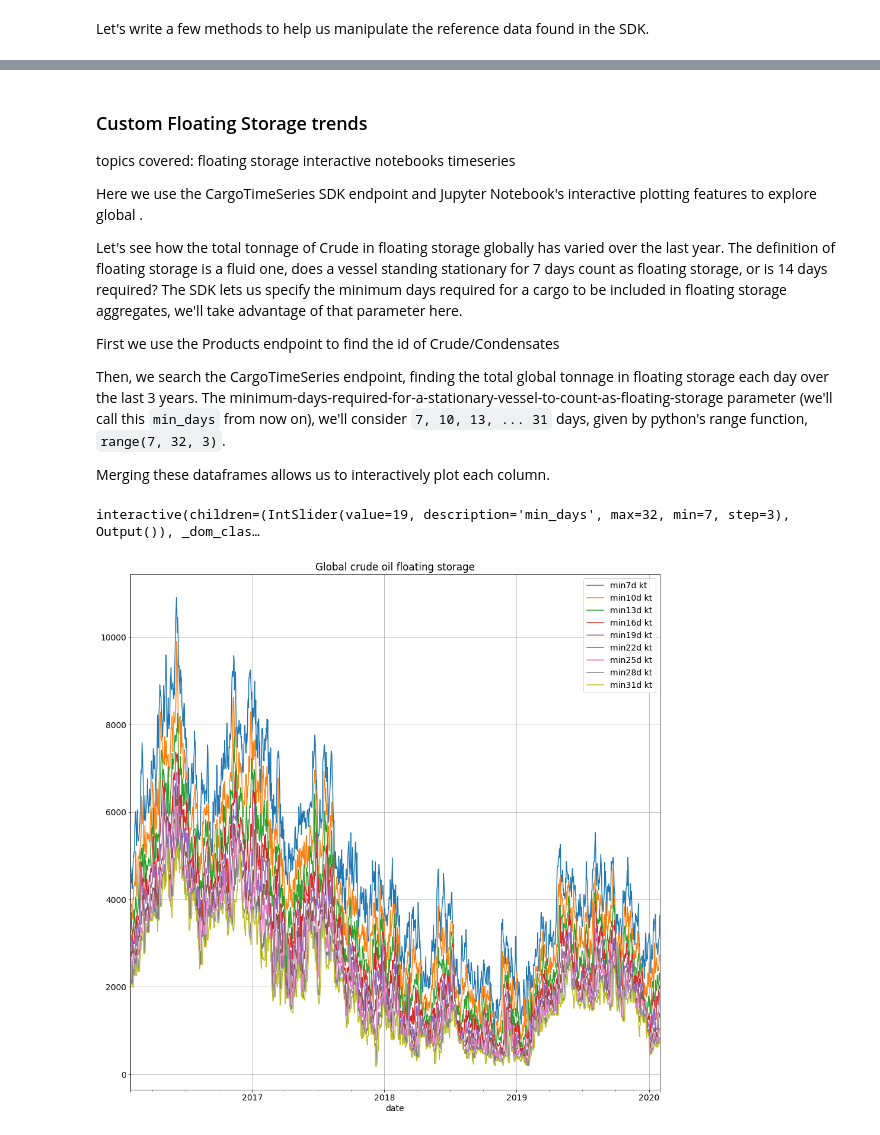
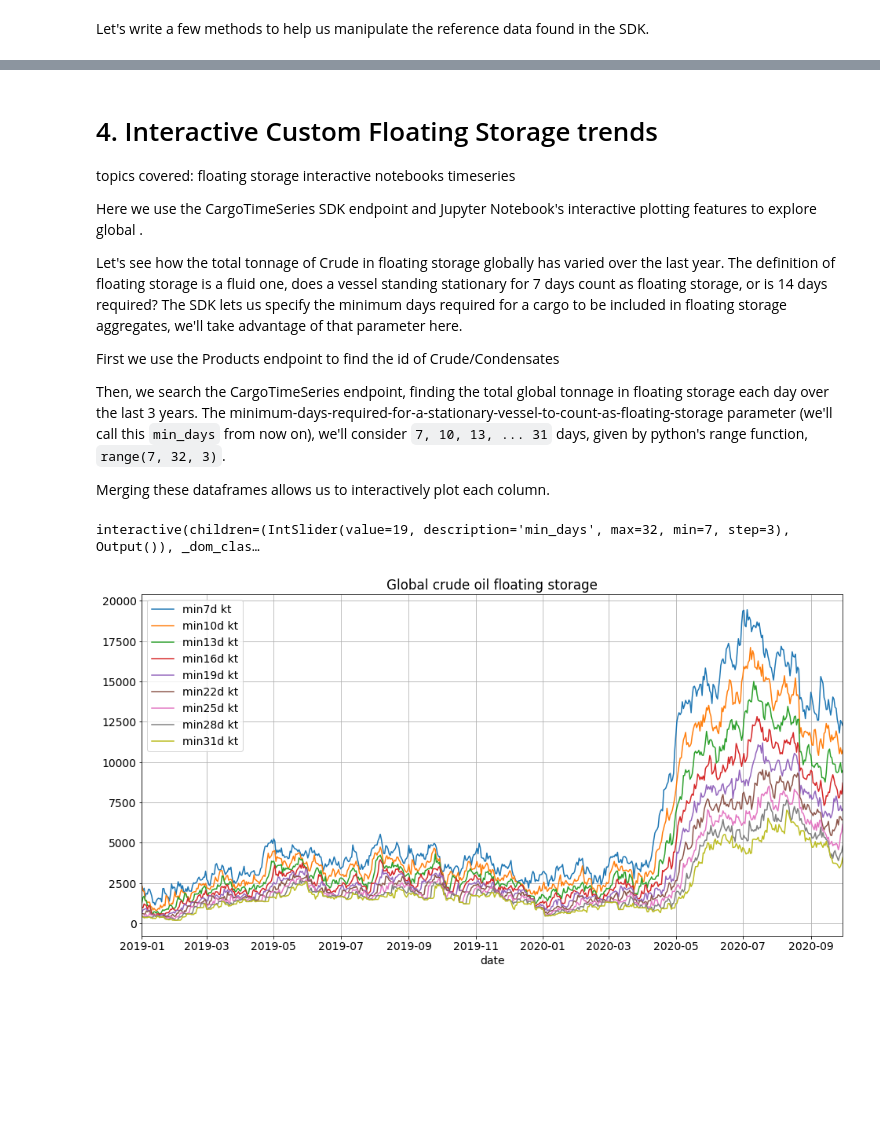
Before and after one commit to VorTECHsa/python-sdk, a Jupyter notebook: SDK Cookbook.ipynb, the cells around one changed output, grey strips where cells are left out. Saved outputs shown, nothing was run; the diff lists cells and outputs as text; code cells hidden in the pictures; blank space fills up the shorter version.

```diff
--- a/SDK Cookbook.ipynb
+++ b/SDK Cookbook.ipynb
@@ -34,6 +50,7 @@ pd.options.display.max_columns = None
 from functools import reduce
 
 def merge(data_frames):
+    """Outer merge a list of dataframes on their indexes"""
     return reduce(
         lambda left, right: pd.merge(
             left, right, left_index=True, right_index=True, how="outer"
@@ -111,5 +107,5 @@ for child, parents in child_to_parent.items():
 # %% [markdown]
-### Custom Floating Storage trends
+# 4. Interactive Custom Floating Storage trends
 
 topics covered:
 floating storage
@@ -127,9 +123,6 @@ Then, we search the CargoTimeSeries endpoint, finding the total global tonnage i
 Merging these dataframes allows us to interactively plot each column.
 # %%
 crude_and_condensates = v.Products().search('Crude/Condensates', exact_term_match=True)[0]["id"]
-
-START_DATE = datetime(2017, 9, 31)
-END_DATE = datetime(2020, 9, 31)
 
 def convert_days_to_ms(n_days):
     return 1000 * 60 * 60 * 24 * n_days
@@ -142,8 +135,8 @@ def fetch_global_crude_floating_storage_timeseries(n_days_storage_minimum):
                                      filter_products=crude_and_condensates,
                                      filter_activity="storing_state",
                                      timeseries_activity_time_span_min=convert_days_to_ms(n_days_storage_minimum),
-                                     filter_time_min=START_DATE,
-                                     filter_time_max=END_DATE).to_df(columns=['key', 'value'])
+                                     filter_time_min=datetime(2019, 1, 1),
+                                     filter_time_max=datetime(2020, 9, 30)).to_df(columns=['key', 'value'])
 
     # convert to kt
     df_fs['value'] = df_fs['value'] / 1000
@@ -153,15 +146,15 @@ def fetch_global_crude_floating_storage_timeseries(n_days_storage_minimum):
                                   'value': 'min{}d kt'.format(n_days_storage_minimum)
                                  })
 
-    # remove time zone from timestamp
-    df_fs['date'] = pd.to_datetime(df_fs['date']).dt.tz_localize(None)
+    # We're not interested in the timestamp here, just the date
+    df_fs['date'] = df_fs['date'].dt.date
 
     return df_fs.set_index('date')
 # %%
 dfs = [fetch_global_crude_floating_storage_timeseries(d) for d in range(7, 32, 3)]
 df = merge(dfs)
 # %%
-def f(min_days):
+def plot_figure(min_days):
     plt.figure(2)
     x = df.index
     y_col = 'min{}d kt'.format(min_days)
@@ -171,13 +164,13 @@ def f(min_days):
     plt.xlabel('date')
     plt.ylabel('kt');
     plt.title('Crude global floating storage, of minimum duration {} days'.format(min_days))
-
-interactive_plot = interactive(f, min_days=(7, 32, 3))
-output = interactive_plot.children[-1]
-interactive_plot
-# %% [output]
-interactive(children=(IntSlider(value=19, description='min_days', max=32, min=7, step=3), Output()), _dom_clas…
+# %%
+interactive_plot = interactive(plot_figure, min_days=(7, 32, 3))
+output = interactive_plot.children[-1]
+interactive_plot
+# %% [output]
+interactive(children=(IntSlider(value=19, description='min_days', max=32, min=7, step=3), Output()), _dom_clas…
 # %%
-df.plot(title='Global crude oil floating storage', grid=True, figsize=(16, 16));
+df.plot(title='Global crude oil floating storage', grid=True, figsize=(16, 8));
 # %% [output]
-[figure, old version]
+[figure, new version]
```
Also changed, not shown: parts of 57 cells of this notebook.
